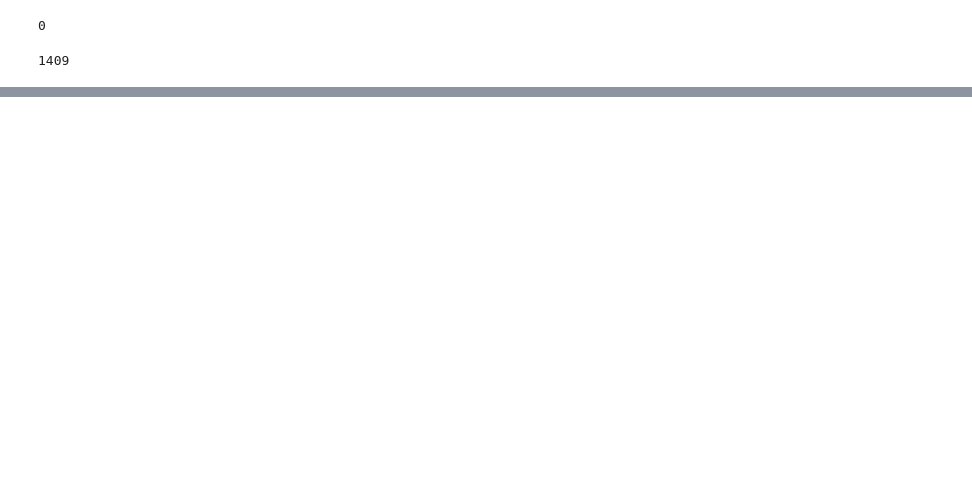
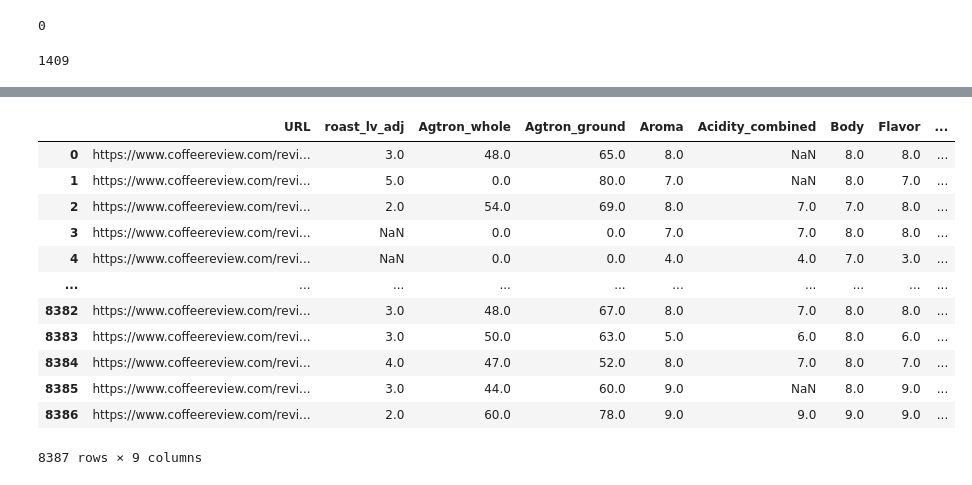
Before and after one commit to zehaog2/Coffee-Rating, a Jupyter notebook: Xin/05_Clustering.ipynb, the cells around one changed output, grey strips where cells are left out. Drawn from its saved outputs; the diff is of its cells as text; code cells hidden in the pictures; blank space fills up the shorter version.

```diff
--- a/Xin/05_Clustering.ipynb
+++ b/Xin/05_Clustering.ipynb
@@ -144,3 +195,19 @@ Body                 116
 Flavor               120
 Aftertaste           974
 dtype: int64
+# %%
+train_df
+# %% [output]
+|  | URL | roast_lv_adj | Agtron_whole | Agtron_ground | Aroma | Acidity_combined | Body | Flavor | ... |
+| 0 | https://www.coffeereview.com/revi... | 3.0 | 48.0 | 65.0 | 8.0 | NaN | 8.0 | 8.0 | ... |
+| 1 | https://www.coffeereview.com/revi... | 5.0 | 0.0 | 80.0 | 7.0 | NaN | 8.0 | 7.0 | ... |
+| 2 | https://www.coffeereview.com/revi... | 2.0 | 54.0 | 69.0 | 8.0 | 7.0 | 7.0 | 8.0 | ... |
+| 3 | https://www.coffeereview.com/revi... | NaN | 0.0 | 0.0 | 7.0 | 7.0 | 8.0 | 8.0 | ... |
+| 4 | https://www.coffeereview.com/revi... | NaN | 0.0 | 0.0 | 4.0 | 4.0 | 7.0 | 3.0 | ... |
+| ... | ... | ... | ... | ... | ... | ... | ... | ... | ... |
+| 8382 | https://www.coffeereview.com/revi... | 3.0 | 48.0 | 67.0 | 8.0 | 7.0 | 8.0 | 8.0 | ... |
+| 8383 | https://www.coffeereview.com/revi... | 3.0 | 50.0 | 63.0 | 5.0 | 6.0 | 8.0 | 6.0 | ... |
+| 8384 | https://www.coffeereview.com/revi... | 4.0 | 47.0 | 52.0 | 8.0 | 7.0 | 8.0 | 7.0 | ... |
+| 8385 | https://www.coffeereview.com/revi... | 3.0 | 44.0 | 60.0 | 9.0 | NaN | 8.0 | 9.0 | ... |
+| 8386 | https://www.coffeereview.com/revi... | 2.0 | 60.0 | 78.0 | 9.0 | 9.0 | 9.0 | 9.0 | ... |
+8387 rows × 9 columns
```
Also changed, not shown: parts of 12 cells of this notebook, 2 other files.
